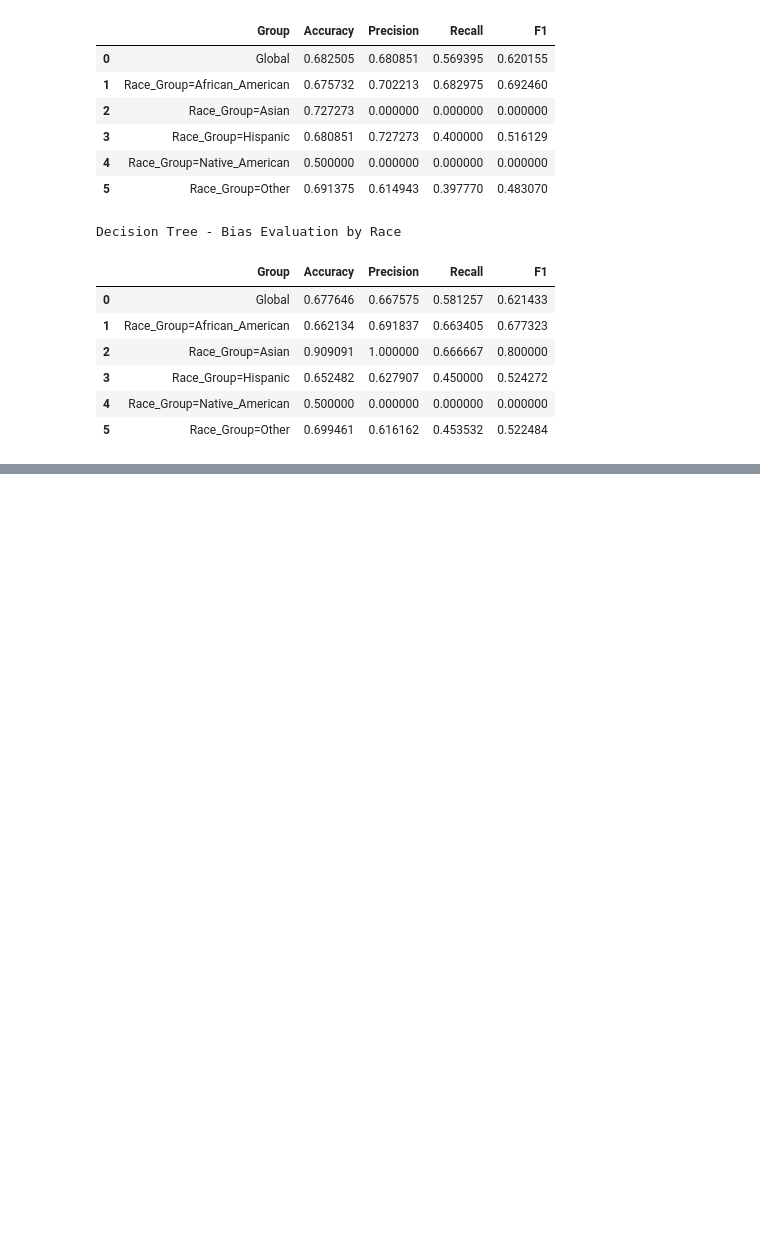
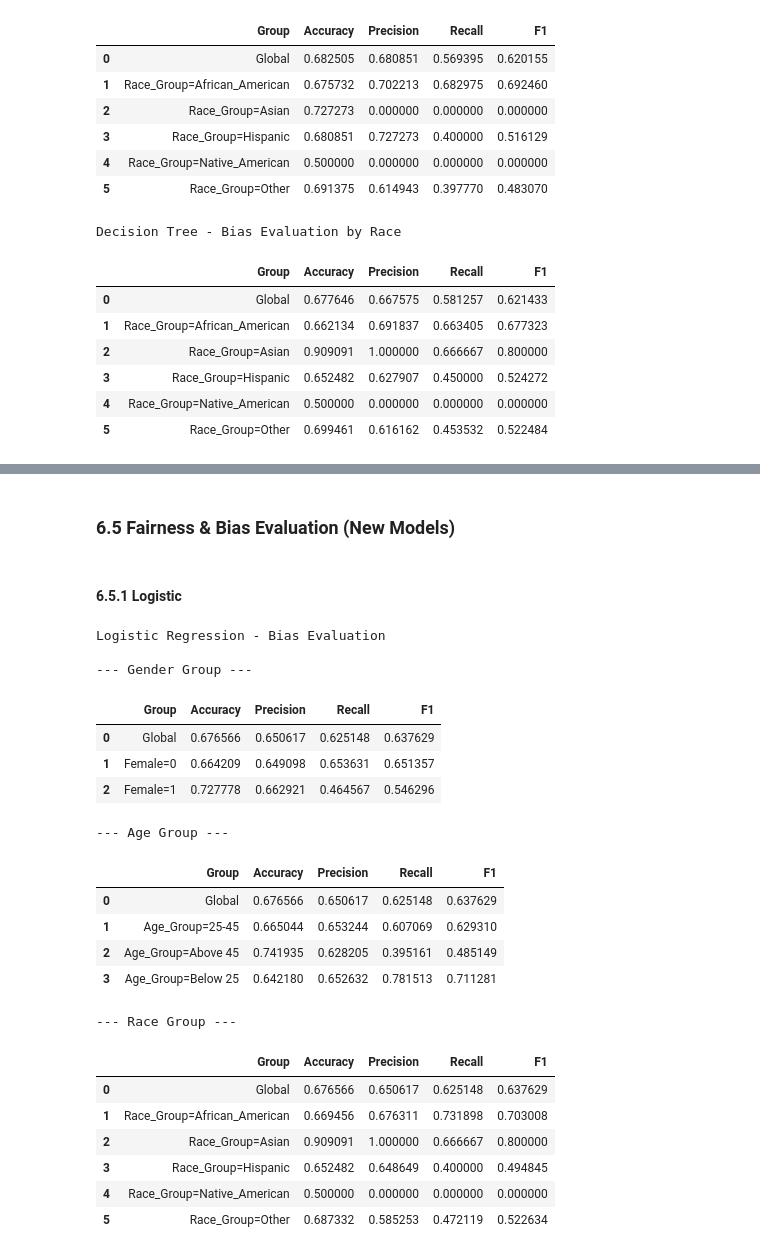
Before and after one commit to MelissaPerez09/fair-ai-compass, a Jupyter notebook: src/main.ipynb, the cells around one changed output, grey strips where cells are left out. Saved outputs shown, nothing was run; the diff lists cells and outputs as text; code cells hidden in the pictures; blank space fills up the shorter version.

```diff
--- a/src/main.ipynb
+++ b/src/main.ipynb
@@ -738,0 +855,38 @@ Decision Tree - Bias Evaluation by Race
+# %% [markdown]
+### 6.5 Fairness & Bias Evaluation (New Models)
+# %% [markdown]
+#### 6.5.1 Logistic
+# %%
+# Logistic Regression (balanced)
+print("Logistic Regression - Bias Evaluation")
+results_gender_lr  = evaluate_by_group(lr_pipeline, X_test, y_test, "Female", df)
+results_age_lr     = evaluate_by_group(lr_pipeline, X_test, y_test, "Age_Group", df)
+results_race_lr    = evaluate_by_group(lr_pipeline, X_test, y_test, "Race_Group", df)
+print("\n--- Gender Group ---")
+display(results_gender_lr)
+print("\n--- Age Group ---")
+display(results_age_lr)
+print("\n--- Race Group ---")
+display(results_race_lr)
+# %% [output]
+Logistic Regression - Bias Evaluation
+
+--- Gender Group ---
+|  | Group | Accuracy | Precision | Recall | F1 |
+| 0 | Global | 0.676566 | 0.650617 | 0.625148 | 0.637629 |
+| 1 | Female=0 | 0.664209 | 0.649098 | 0.653631 | 0.651357 |
+| 2 | Female=1 | 0.727778 | 0.662921 | 0.464567 | 0.546296 |
+--- Age Group ---
+|  | Group | Accuracy | Precision | Recall | F1 |
+| 0 | Global | 0.676566 | 0.650617 | 0.625148 | 0.637629 |
+| 1 | Age_Group=25-45 | 0.665044 | 0.653244 | 0.607069 | 0.629310 |
+| 2 | Age_Group=Above 45 | 0.741935 | 0.628205 | 0.395161 | 0.485149 |
+| 3 | Age_Group=Below 25 | 0.642180 | 0.652632 | 0.781513 | 0.711281 |
+--- Race Group ---
+|  | Group | Accuracy | Precision | Recall | F1 |
+| 0 | Global | 0.676566 | 0.650617 | 0.625148 | 0.637629 |
+| 1 | Race_Group=African_American | 0.669456 | 0.676311 | 0.731898 | 0.703008 |
+| 2 | Race_Group=Asian | 0.909091 | 1.000000 | 0.666667 | 0.800000 |
+| 3 | Race_Group=Hispanic | 0.652482 | 0.648649 | 0.400000 | 0.494845 |
+| 4 | Race_Group=Native_American | 0.500000 | 0.000000 | 0.000000 | 0.000000 |
+| 5 | Race_Group=Other | 0.687332 | 0.585253 | 0.472119 | 0.522634 |
```
Also changed, not shown: parts of 25 cells of this notebook, 14 other files.
